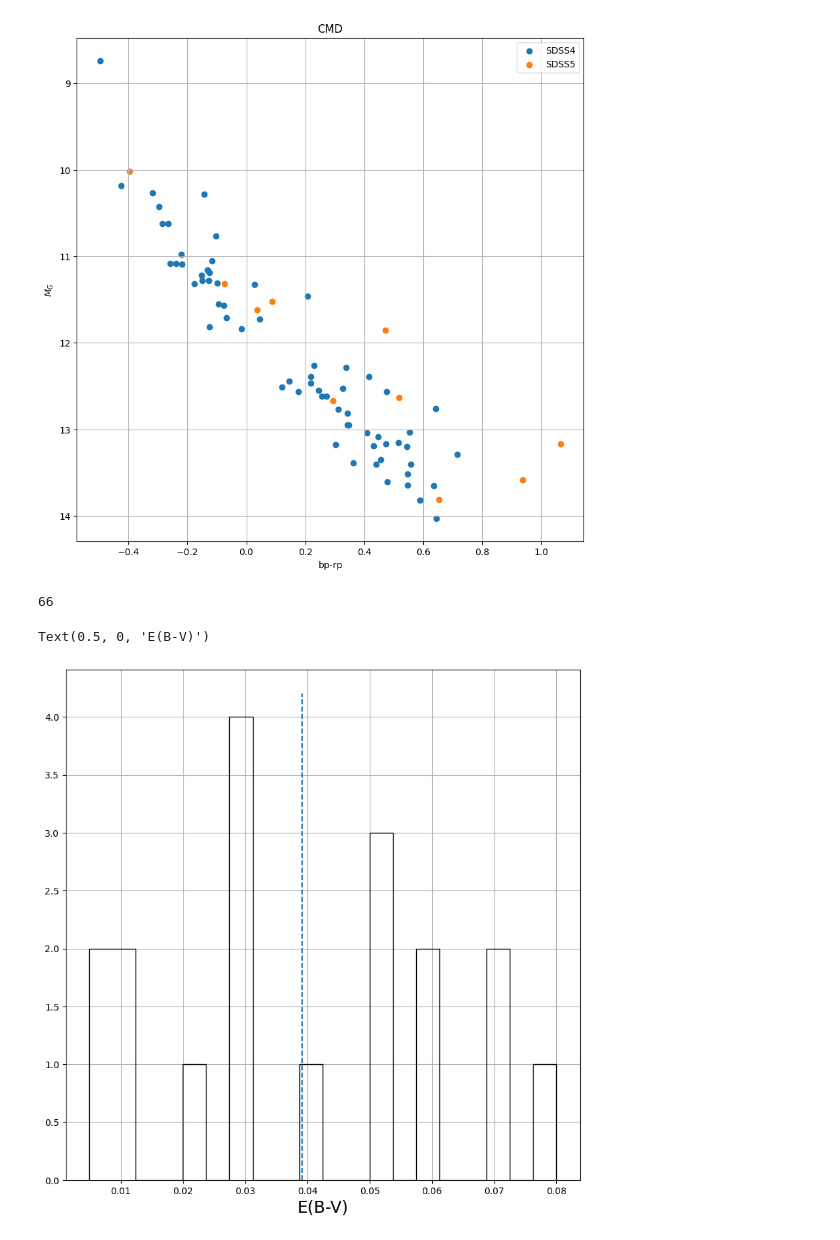
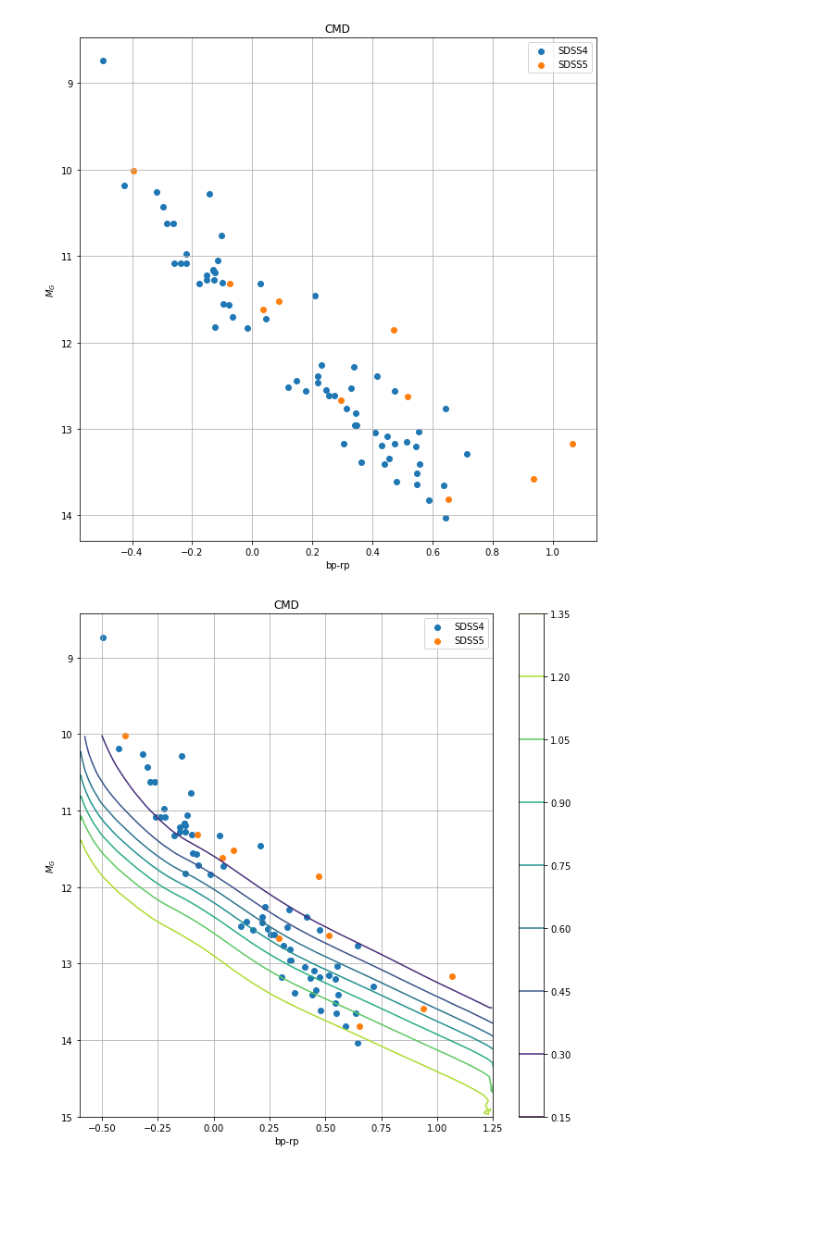
Before and after one commit to stefanarseneau/gravitational-redshift, a Jupyter notebook: 06_cleaning.ipynb, the cells around one changed output. Saved outputs shown, nothing was run; the diff lists cells and outputs as text; code cells hidden in the pictures; blank space fills up the shorter version.

```diff
--- a/06_cleaning.ipynb
+++ b/06_cleaning.ipynb
@@ -69,10 +46,34 @@ catalog2['program'] = [5 for i in range(len(catalog2))]
 #catalog = vstack([catalog, catalog2])
 # %% [output]
 [figure]
-# %%
-print(len(catalog))
-# %% [output]
-66
+# %%
+model = WD_models.load_model('f', 'f', 'f', 'H')
+HR_grid = (-0.6, 1.25, 0.002, 10, 15, 0.01)
+#model = WD_models.load_model('be', 'be', 'be', 'H', HR_grid=HR_grid)
+extent = (HR_grid[0], HR_grid[1], HR_grid[3], HR_grid[4])
+
+plt.figure(figsize=(10,10))
+
+plt.scatter(c1['wd_bp_rp'], c1['wd_m_g'], label='SDSS4')
+plt.scatter(c25['wd_bp_rp'], c25['wd_m_g'], label='SDSS5')
+
+plt.contour(model['grid_HR_to_mass'].T, extent=extent)
+
+plt.grid()
+plt.ylabel(r'$M_G$')
+plt.xlabel(r'bp-rp')
+plt.title(r'CMD')
+plt.gca().invert_yaxis()
+xmin, xmax = plt.xlim()
+
+#plt.plot(np.linspace(xmin, xmax, num=100), wd_sep(np.linspace(xmin, xmax, num=100)))
+
+plt.legend()
+plt.colorbar()
+
+plt.show()
+# %% [output]
+[figure, added]
 # %%
 model = WD_models.load_model('f', 'f', 'f', 'H')
 font_model = model
@@ -111,17 +112,6 @@ def rv_from_radius(radarray, teffarray, lowmass = 'f', midmass = 'f', highmass =
     rv = newton_G * mass / (speed_light * radius)
 
     return rv*1e-3
-# %%
-plt.figure(figsize=(10,10))
-plt.grid()
-plt.hist(catalog[catalog['E(B-V)'] != 0]['E(B-V)'], bins = 20, histtype='step', color='black')
-ymin, ymax = plt.ylim()
-plt.vlines(np.mean(catalog[catalog['E(B-V)'] != 0]['E(B-V)']), ymin, ymax, linestyles='dashed')
-plt.xlabel(r'E(B-V)', fontsize=18)
-#plt.xlim(0, 0.004)
-# %% [output]
-Text(0.5, 0, 'E(B-V)')
-[figure, removed]
 # %%
 plt.figure(figsize=(8,6))
 
```
Also changed, not shown: parts of 45 cells of this notebook, 6 other files.
